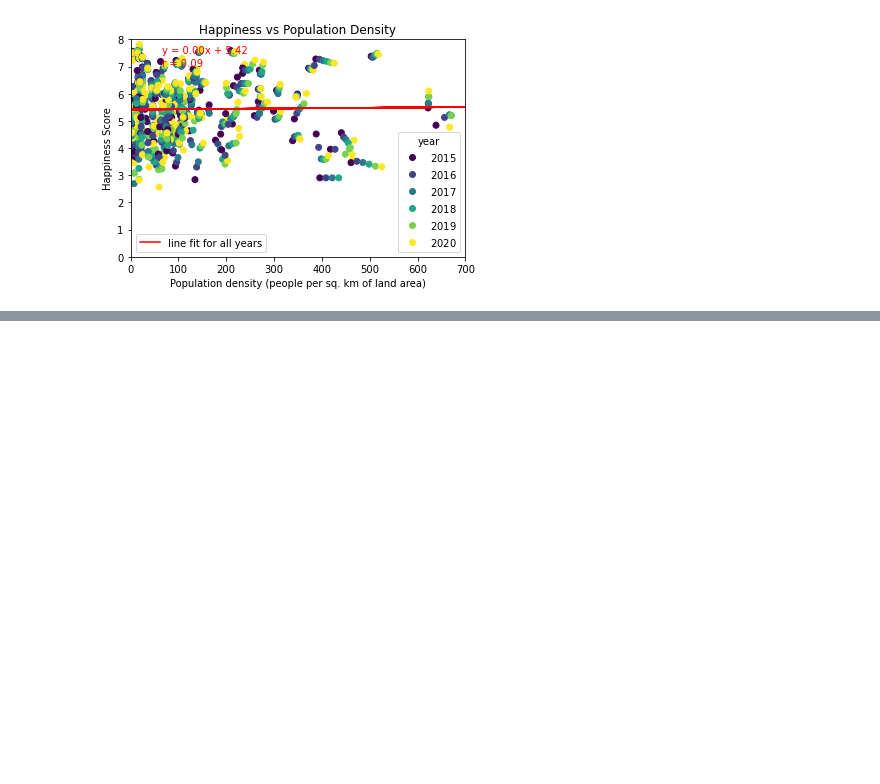
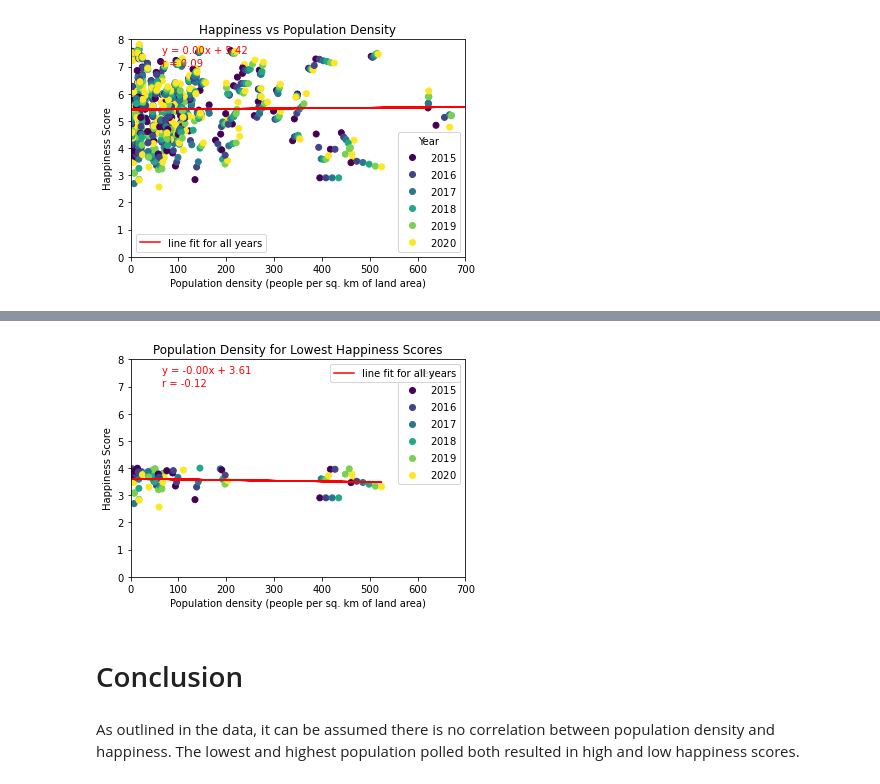
Before and after one commit to kawandag/PopulationvsHappinessData, a Jupyter notebook: population density/Project 1_PopulationvsHappinessData.ipynb, the cells around one changed output, grey strips where cells are left out. Saved outputs shown, nothing was run; the diff lists cells and outputs as text; code cells hidden in the pictures; blank space fills up the shorter version.

```diff
--- a/population density/Project 1_PopulationvsHappinessData.ipynb
+++ b/population density/Project 1_PopulationvsHappinessData.ipynb
@@ -169,0 +221,44 @@ plt.show()
+# %%
+# countries with happiness score lower than 4
+
+lower_pop_df = popHapp_data.loc[popHapp_data["Score"] < 4, [
+    ("Population density (people per sq. km of land area)"), "Country", "Year", "Score"]]
+
+lower_pop_df.sort_values(['Population density (people per sq. km of land area)', 'Country'], ascending=False).groupby('Year').head()
+
+lower_pop_df.to_csv("LowestestScoredHappiness.csv")
+# %%
+
+fig, ax = plt.subplots()
+
+
+plt.xlim(0, 700)
+plt.ylim(0, 8)
+
+(m, b, r, p, stderr) = linregress(lower_pop_df['Population density (people per sq. km of land area)'], lower_pop_df["Score"])
+y_regress = m * lower_pop_df['Population density (people per sq. km of land area)'] + b
+
+# Plot line of regression
+plt.plot(lower_pop_df['Population density (people per sq. km of land area)'], y_regress, color="red", label = "line fit for all years")
+plt.annotate(f"y = {m:.2f}x + {b:.2f}", color="red", xy=(65, 7.5))
+plt.annotate(f"r = {r:.2f}", color="red", xy=(65, 7.0))
+
+# create scatter plot
+
+b = plt.scatter(lower_pop_df['Population density (people per sq. km of land area)'], lower_pop_df["Score"],c=lower_pop_df['Year'])
+legend = plt.legend(*b.legend_elements(), title ='Year')
+ax.add_artist(legend)
+ax.legend(bbox_to_anchor=(1.1, 1.05))
+plt.legend([b],labels=['line fit for all years'])
+
+plt.title("Population Density for Lowest Happiness Scores")
+plt.xlabel('Population density (people per sq. km of land area)')
+plt.ylabel("Happiness Score")
+plt.savefig("lowestpopulationandhappinessscore.png")
+plt.show()
+# %% [output]
+[figure, added]
+# %% [markdown]
+# Conclusion
+# %% [markdown]
+As outlined in the data, it can be assumed there is no correlation between population density and happiness. The lowest and highest population polled both resulted in high and low happiness scores.
```
Also changed, not shown: parts of 6 cells of this notebook, 4 other files.
